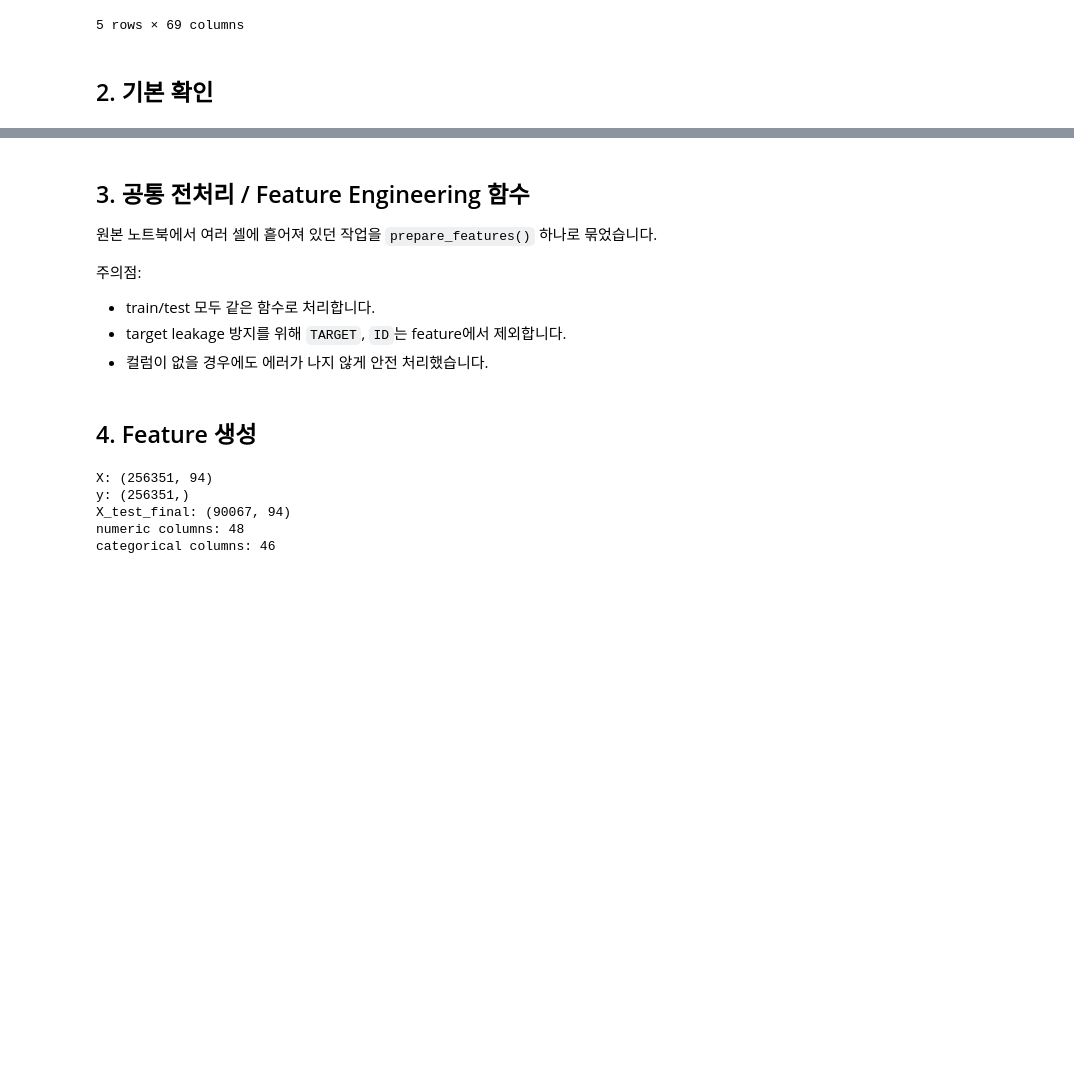
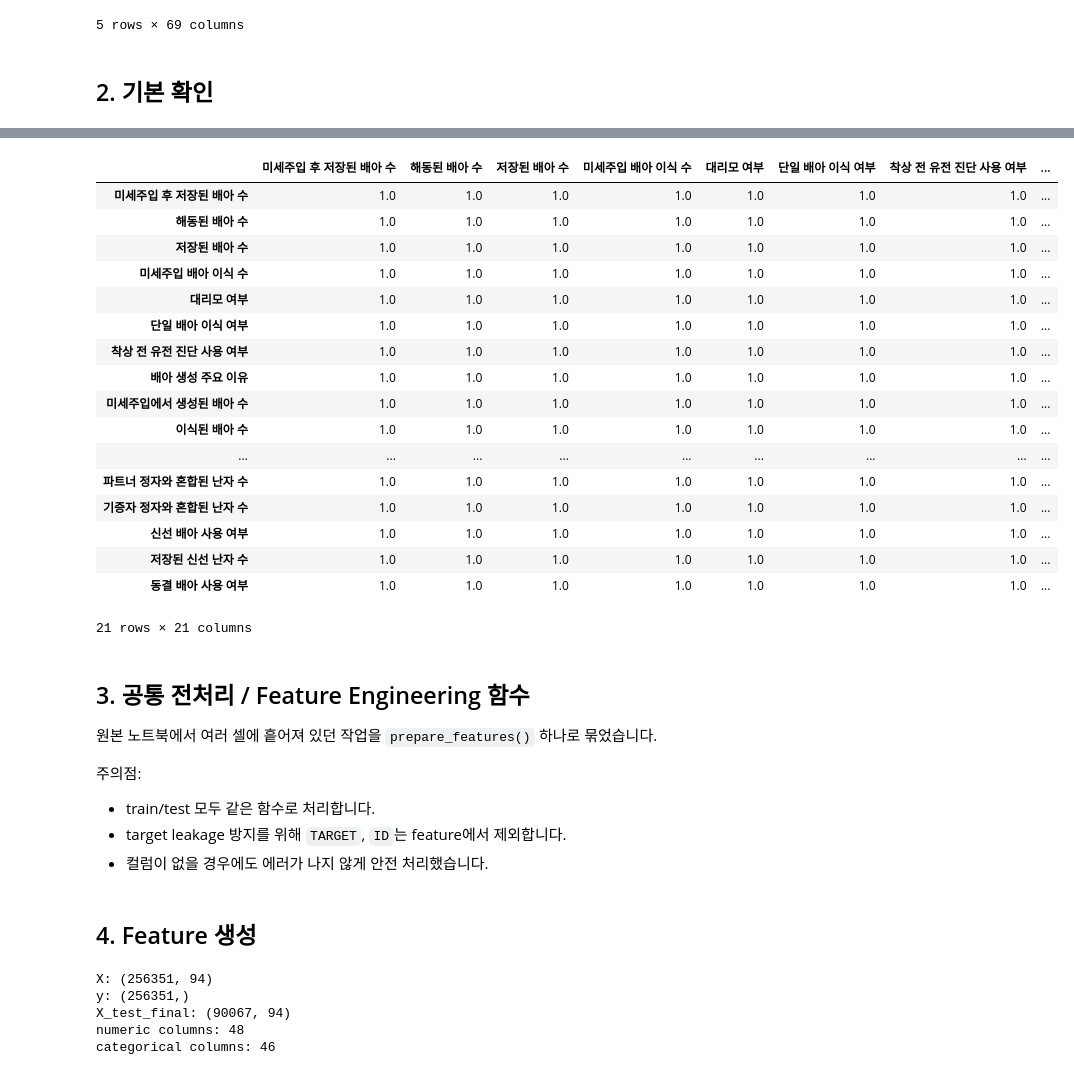
Before and after one commit to dddong1234/my_ml_project, a Jupyter notebook: ivf_catboost_shap_refactored_from_original.ipynb, the cells around one changed output, grey strips where cells are left out. Cells and saved outputs as stored; diff of their text form; code cells hidden in the pictures; blank space fills up the shorter version.

```diff
--- a/ivf_catboost_shap_refactored_from_original.ipynb
+++ b/ivf_catboost_shap_refactored_from_original.ipynb
@@ -56,9 +40,9 @@ TARGET = "임신 성공 여부"
 ID_COL = "ID"
 TEST_SIZE = 0.2
 
-TRAIN_PATH = "train.csv"
-TEST_PATH = "test.csv"
-SUBMISSION_PATH = "sample_submission.csv"
+TRAIN_PATH = "data/train.csv"
+TEST_PATH = "data/test.csv"
+SUBMISSION_PATH = "data/sample_submission.csv"
 
 NA_VALUES = ["None", "none", "NULL", "null"]
 # %% [markdown]
@@ -121,3 +104,53 @@ dtype: int64
+# %%
+missing_cols = [
+    "미세주입 후 저장된 배아 수",
+    "해동된 배아 수",
+    "저장된 배아 수",
+    "미세주입 배아 이식 수",
+    "대리모 여부",
+    "단일 배아 이식 여부",
+    "착상 전 유전 진단 사용 여부",
+    "배아 생성 주요 이유",
+    "미세주입에서 생성된 배아 수",
+    "이식된 배아 수",
+    "총 생성 배아 수",
+    "기증 배아 사용 여부",
+    "미세주입된 난자 수",
+    "혼합된 난자 수",
+    "해동 난자 수",
+    "수집된 신선 난자 수",
+    "파트너 정자와 혼합된 난자 수",
+    "기증자 정자와 혼합된 난자 수",
+    "신선 배아 사용 여부",
+    "저장된 신선 난자 수",
+    "동결 배아 사용 여부"
+]
+missing_pattern_corr = (
+    train_data[missing_cols]
+    .isna()
+    .corr()
+)
+
+missing_pattern_corr
+# %% [output]
+|  | 미세주입 후 저장된 배아 수 | 해동된 배아 수 | 저장된 배아 수 | 미세주입 배아 이식 수 | 대리모 여부 | 단일 배아 이식 여부 | 착상 전 유전 진단 사용 여부 | ... |
+| 미세주입 후 저장된 배아 수 | 1.0 | 1.0 | 1.0 | 1.0 | 1.0 | 1.0 | 1.0 | ... |
+| 해동된 배아 수 | 1.0 | 1.0 | 1.0 | 1.0 | 1.0 | 1.0 | 1.0 | ... |
+| 저장된 배아 수 | 1.0 | 1.0 | 1.0 | 1.0 | 1.0 | 1.0 | 1.0 | ... |
+| 미세주입 배아 이식 수 | 1.0 | 1.0 | 1.0 | 1.0 | 1.0 | 1.0 | 1.0 | ... |
+| 대리모 여부 | 1.0 | 1.0 | 1.0 | 1.0 | 1.0 | 1.0 | 1.0 | ... |
+| 단일 배아 이식 여부 | 1.0 | 1.0 | 1.0 | 1.0 | 1.0 | 1.0 | 1.0 | ... |
+| 착상 전 유전 진단 사용 여부 | 1.0 | 1.0 | 1.0 | 1.0 | 1.0 | 1.0 | 1.0 | ... |
+| 배아 생성 주요 이유 | 1.0 | 1.0 | 1.0 | 1.0 | 1.0 | 1.0 | 1.0 | ... |
+| 미세주입에서 생성된 배아 수 | 1.0 | 1.0 | 1.0 | 1.0 | 1.0 | 1.0 | 1.0 | ... |
+| 이식된 배아 수 | 1.0 | 1.0 | 1.0 | 1.0 | 1.0 | 1.0 | 1.0 | ... |
+| ... | ... | ... | ... | ... | ... | ... | ... | ... |
+| 파트너 정자와 혼합된 난자 수 | 1.0 | 1.0 | 1.0 | 1.0 | 1.0 | 1.0 | 1.0 | ... |
+| 기증자 정자와 혼합된 난자 수 | 1.0 | 1.0 | 1.0 | 1.0 | 1.0 | 1.0 | 1.0 | ... |
+| 신선 배아 사용 여부 | 1.0 | 1.0 | 1.0 | 1.0 | 1.0 | 1.0 | 1.0 | ... |
+| 저장된 신선 난자 수 | 1.0 | 1.0 | 1.0 | 1.0 | 1.0 | 1.0 | 1.0 | ... |
+| 동결 배아 사용 여부 | 1.0 | 1.0 | 1.0 | 1.0 | 1.0 | 1.0 | 1.0 | ... |
+21 rows × 21 columns
 # %% [markdown]
 ## 3. 공통 전처리 / Feature Engineering 함수
 
```
Also changed, not shown: parts of 4 cells of this notebook, 3 other files.
